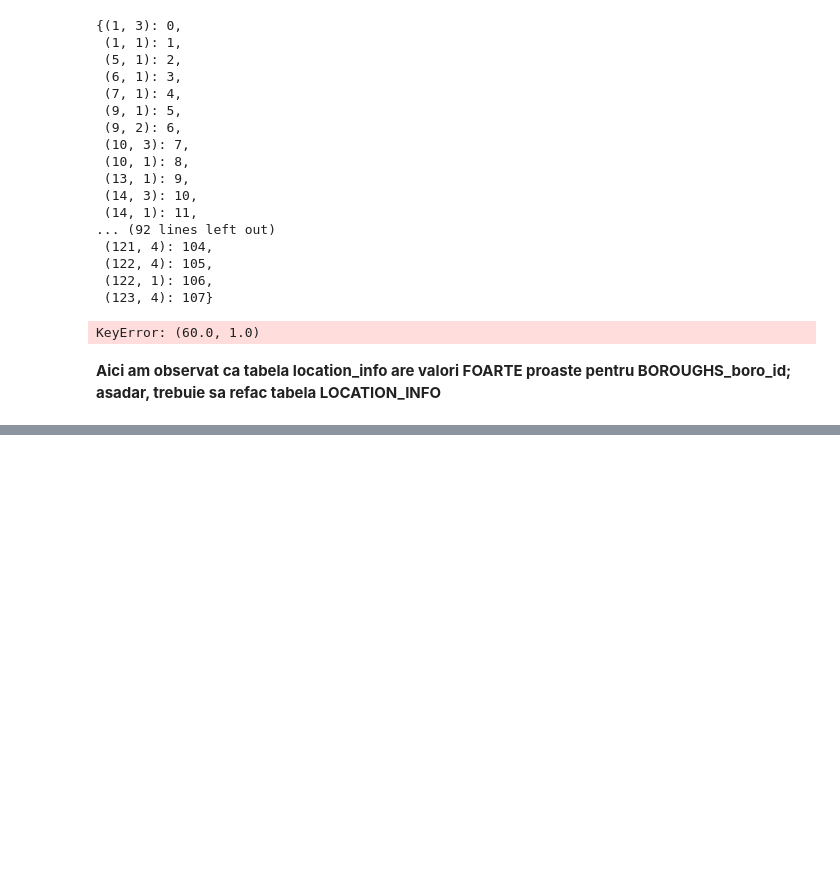
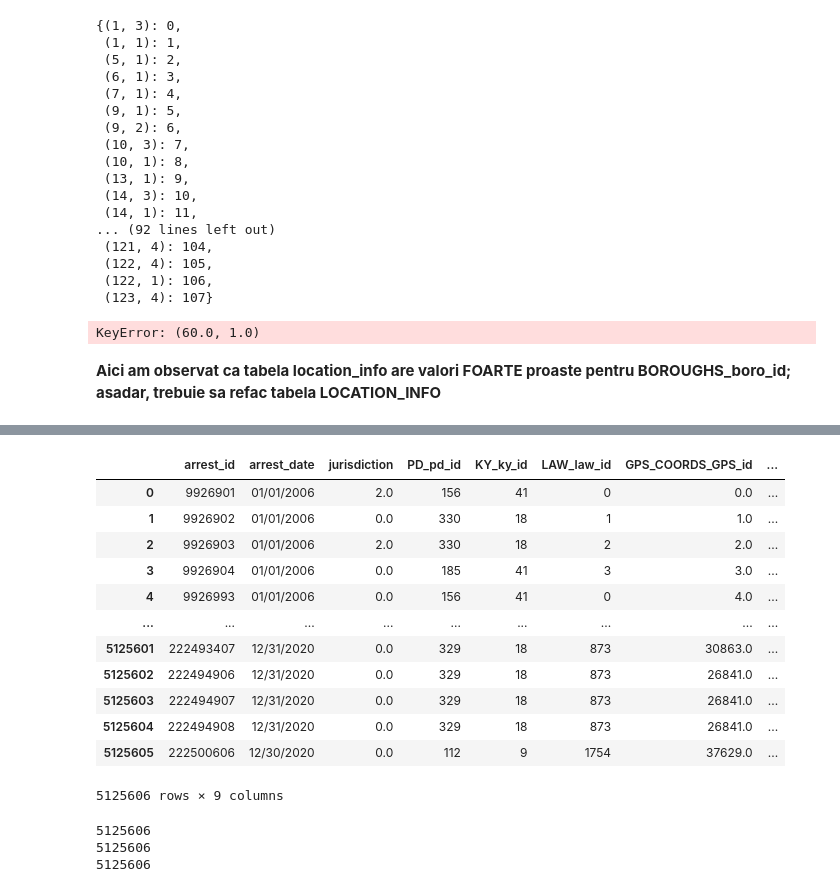
Before and after one commit to StoianAlinBogdan/ProiectInternship, a Jupyter notebook: Proiect_Ingestion.ipynb, the cells around one changed output, grey strips where cells are left out. Cells and saved outputs as stored; diff of their text form; code cells hidden in the pictures; blank space fills up the shorter version.

```diff
--- a/Proiect_Ingestion.ipynb
+++ b/Proiect_Ingestion.ipynb
@@ -1013,0 +1051,8 @@ arrests_df.to_csv('out.zip', index=False, compression=compression_opts)
+# %%
+l1 = [lista1[0] for lista1 in lista_precincts]
+l2 = [lista1[1] for lista1 in lista_precincts]
+location_df_final = pd.DataFrame()
+location_df_final['LOCATION_INFO_ID'] = [x for x in range(0, len(l1))]
+location_df_final['arrest_precinct'] = l1
+location_df_final['BOROUGHS_boro_id'] = l2
+location_df_final
@@ -1013,0 +1075,16 @@ arrests_df.to_csv('out.zip', index=False, compression=compression_opts)
+# %%
+
+lista_initiale = []
+for index, row in location_df_final.iterrows():
+    if(row['BOROUGHS_boro_id'] == 0):
+        lista_initiale.append('M')
+    elif(row['BOROUGHS_boro_id'] == 1):
+        lista_initiale.append('K')
+    elif(row['BOROUGHS_boro_id'] == 2):
+        lista_initiale.append('B')
+    elif(row['BOROUGHS_boro_id'] == 3):
+        lista_initiale.append('Q')
+    elif(row['BOROUGHS_boro_id'] == 4):
+        lista_initiale.append('S')
+location_df_final['extra_column'] = lista_initiale
+location_df_final
@@ -1013,0 +1105,5 @@ arrests_df.to_csv('out.zip', index=False, compression=compression_opts)
+# %%
+helper_map = {}
+for index, row in location_df_final.iterrows():
+    helper_map[(row['arrest_precinct'], row['extra_column'])] = row['LOCATION_INFO_ID']
+helper_map
@@ -1013,0 +1128,5 @@ arrests_df.to_csv('out.zip', index=False, compression=compression_opts)
+# %%
+lista_FK = []
+for index, row in df.iterrows():
+    lista_FK.append(helper_map[(row['ARREST_PRECINCT'], row['ARREST_BORO'])])
+lista_FK
@@ -1013,0 +1151,17 @@ arrests_df.to_csv('out.zip', index=False, compression=compression_opts)
+# %%
+arrests_df['LOCATION_INFO_LOCATION_INFO_ID'] = lista_FK
+arrests_df
+# %% [output]
+|  | arrest_id | arrest_date | jurisdiction | PD_pd_id | KY_ky_id | LAW_law_id | GPS_COORDS_GPS_id | ... |
+| 0 | 9926901 | 01/01/2006 | 2.0 | 156 | 41 | 0 | 0.0 | ... |
+| 1 | 9926902 | 01/01/2006 | 0.0 | 330 | 18 | 1 | 1.0 | ... |
+| 2 | 9926903 | 01/01/2006 | 2.0 | 330 | 18 | 2 | 2.0 | ... |
+| 3 | 9926904 | 01/01/2006 | 0.0 | 185 | 41 | 3 | 3.0 | ... |
+| 4 | 9926993 | 01/01/2006 | 0.0 | 156 | 41 | 0 | 4.0 | ... |
+| ... | ... | ... | ... | ... | ... | ... | ... | ... |
+| 5125601 | 222493407 | 12/31/2020 | 0.0 | 329 | 18 | 873 | 30863.0 | ... |
+| 5125602 | 222494906 | 12/31/2020 | 0.0 | 329 | 18 | 873 | 26841.0 | ... |
+| 5125603 | 222494907 | 12/31/2020 | 0.0 | 329 | 18 | 873 | 26841.0 | ... |
+| 5125604 | 222494908 | 12/31/2020 | 0.0 | 329 | 18 | 873 | 26841.0 | ... |
+| 5125605 | 222500606 | 12/30/2020 | 0.0 | 112 | 9 | 1754 | 37629.0 | ... |
+5125606 rows × 9 columns
@@ -1013,0 +1170,15 @@ arrests_df.to_csv('out.zip', index=False, compression=compression_opts)
+# %%
+l1 = []
+l2 = []
+l3 = []
+for index, row in df.iterrows():
+    l1.append(row['AGE_GROUP'])
+    l2.append(row['PERP_SEX'])
+    l3.append(row['PERP_RACE'])
+print(len(l1))
+print(len(l2))
+print(len(l3))
+# %% [output]
+5125606
+5125606
+5125606
```
Also changed, not shown: parts of 12 cells of this notebook, 2 other files.
